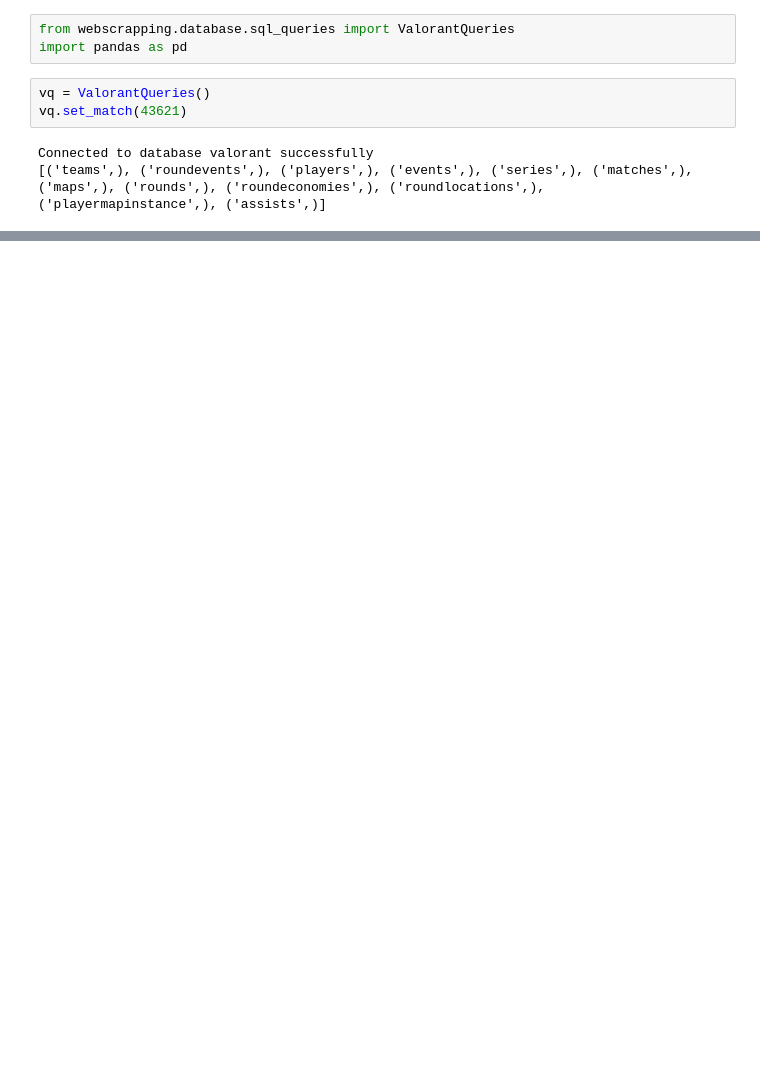
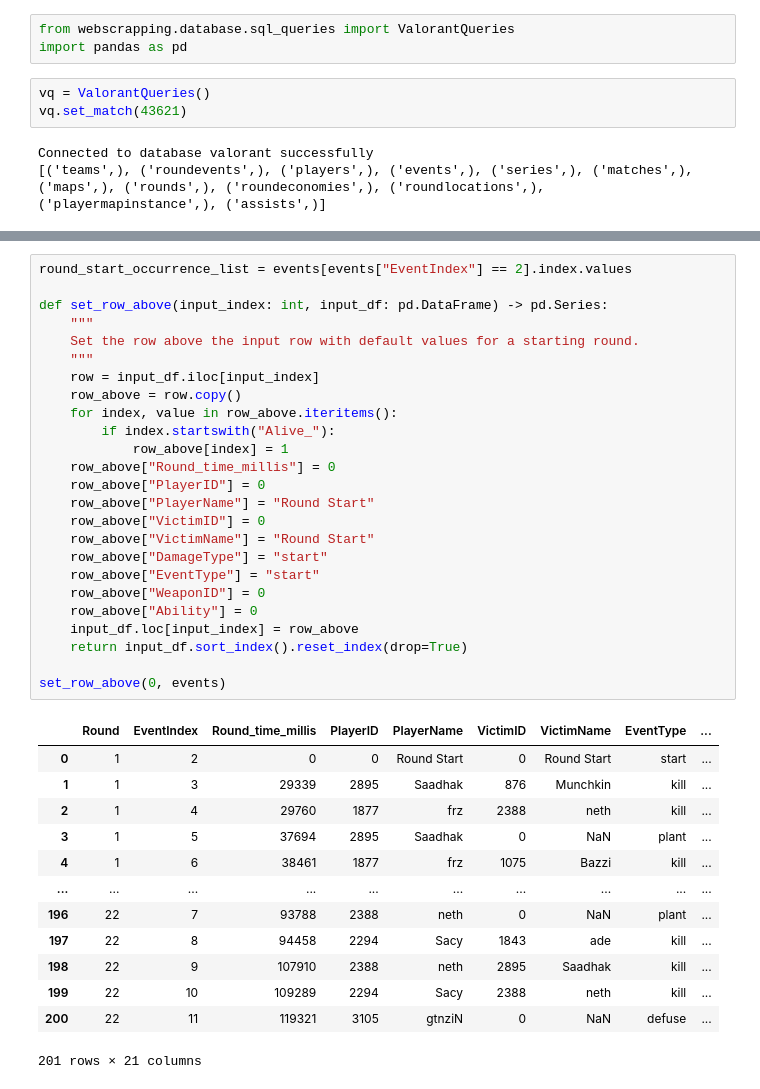
Before and after one commit to mateusb12/valorant_impact, a Jupyter notebook: webscrapping/database/loadout_tester.ipynb, the cells around one changed output, grey strips where cells are left out. Cells and saved outputs as stored; diff of their text form; blank space fills up the shorter version.

```diff
--- a/webscrapping/database/loadout_tester.ipynb
+++ b/webscrapping/database/loadout_tester.ipynb
@@ -10,3 +27,42 @@ Connected to database valorant successfully
+# %%
+round_start_occurrence_list = events[events["EventIndex"] == 2].index.values
+
+def set_row_above(input_index: int, input_df: pd.DataFrame) -> pd.Series:
+    """
+    Set the row above the input row with default values for a starting round.
+    """
+    row = input_df.iloc[input_index]
+    row_above = row.copy()
+    for index, value in row_above.iteritems():
+        if index.startswith("Alive_"):
+            row_above[index] = 1
+    row_above["Round_time_millis"] = 0
+    row_above["PlayerID"] = 0
+    row_above["PlayerName"] = "Round Start"
+    row_above["VictimID"] = 0
+    row_above["VictimName"] = "Round Start"
+    row_above["DamageType"] = "start"
+    row_above["EventType"] = "start"
+    row_above["WeaponID"] = 0
+    row_above["Ability"] = 0
+    input_df.loc[input_index] = row_above
+    return input_df.sort_index().reset_index(drop=True)
+
+set_row_above(0, events)
+# %% [output]
+|  | Round | EventIndex | Round_time_millis | PlayerID | PlayerName | VictimID | VictimName | EventType | ... |
+| 0 | 1 | 2 | 0 | 0 | Round Start | 0 | Round Start | start | ... |
+| 1 | 1 | 3 | 29339 | 2895 | Saadhak | 876 | Munchkin | kill | ... |
+| 2 | 1 | 4 | 29760 | 1877 | frz | 2388 | neth | kill | ... |
+| 3 | 1 | 5 | 37694 | 2895 | Saadhak | 0 | NaN | plant | ... |
+| 4 | 1 | 6 | 38461 | 1877 | frz | 1075 | Bazzi | kill | ... |
+| ... | ... | ... | ... | ... | ... | ... | ... | ... | ... |
+| 196 | 22 | 7 | 93788 | 2388 | neth | 0 | NaN | plant | ... |
+| 197 | 22 | 8 | 94458 | 2294 | Sacy | 1843 | ade | kill | ... |
+| 198 | 22 | 9 | 107910 | 2388 | neth | 2895 | Saadhak | kill | ... |
+| 199 | 22 | 10 | 109289 | 2294 | Sacy | 2388 | neth | kill | ... |
+| 200 | 22 | 11 | 119321 | 3105 | gtnziN | 0 | NaN | defuse | ... |
+201 rows × 21 columns
 # %%
 aux = vq.get_initial_state()
 events = vq.get_event_table()
```
Also changed, not shown: parts of 4 cells of this notebook, 1 other file.
